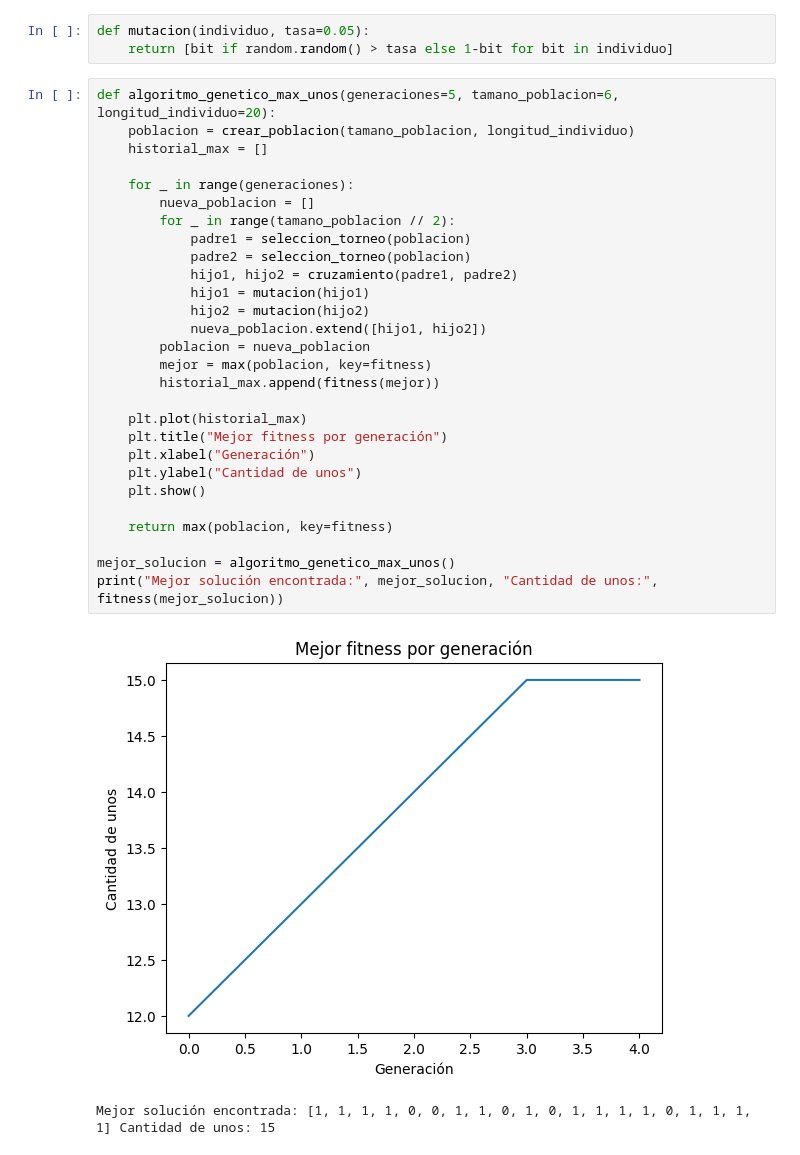
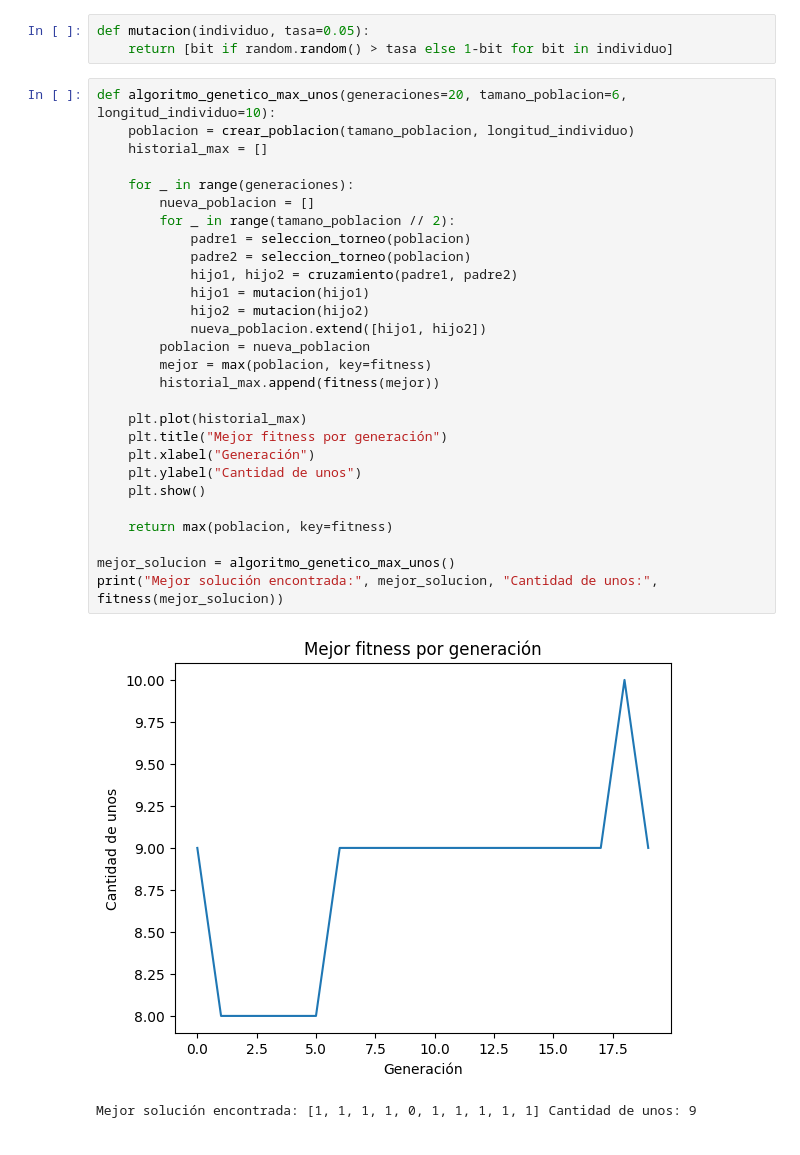
Before and after one commit to DacoTaWSS/-Laboratorio-1-Implementaci-n-de-algoritmos-gen-ticos, a Jupyter notebook: lab1_algoritmos_geneticos.ipynb, the cells around one changed output. Saved outputs shown, nothing was run; the diff lists cells and outputs as text.

```diff
--- a/lab1_algoritmos_geneticos.ipynb
+++ b/lab1_algoritmos_geneticos.ipynb
@@ -102,33 +102,33 @@ def cruzamiento(padre1, padre2):
 def mutacion(individuo, tasa=0.05):
     return [bit if random.random() > tasa else 1-bit for bit in individuo]
 # %%
-def algoritmo_genetico_max_unos(generaciones=5, tamano_poblacion=6, longitud_individuo=20):
+def algoritmo_genetico_max_unos(generaciones=20, tamano_poblacion=6, longitud_individuo=10):
     poblacion = crear_poblacion(tamano_poblacion, longitud_individuo)
     historial_max = []
 
     for _ in range(generaciones):
         nueva_poblacion = []
         for _ in range(tamano_poblacion // 2):
             padre1 = seleccion_torneo(poblacion)
             padre2 = seleccion_torneo(poblacion)
             hijo1, hijo2 = cruzamiento(padre1, padre2)
             hijo1 = mutacion(hijo1)
             hijo2 = mutacion(hijo2)
             nueva_poblacion.extend([hijo1, hijo2])
         poblacion = nueva_poblacion
         mejor = max(poblacion, key=fitness)
         historial_max.append(fitness(mejor))
 
     plt.plot(historial_max)
     plt.title("Mejor fitness por generación")
     plt.xlabel("Generación")
     plt.ylabel("Cantidad de unos")
     plt.show()
 
     return max(poblacion, key=fitness)
 
 mejor_solucion = algoritmo_genetico_max_unos()
 print("Mejor solución encontrada:", mejor_solucion, "Cantidad de unos:", fitness(mejor_solucion))
 # %% [output]
-[figure, old version]
+[figure, new version]
-Mejor solución encontrada: [1, 1, 1, 1, 0, 0, 1, 1, 0, 1, 0, 1, 1, 1, 1, 0, 1, 1, 1, 1] Cantidad de unos: 15
+Mejor solución encontrada: [1, 1, 1, 1, 0, 1, 1, 1, 1, 1] Cantidad de unos: 9
```
Also changed, not shown: parts of 3 cells of this notebook.
